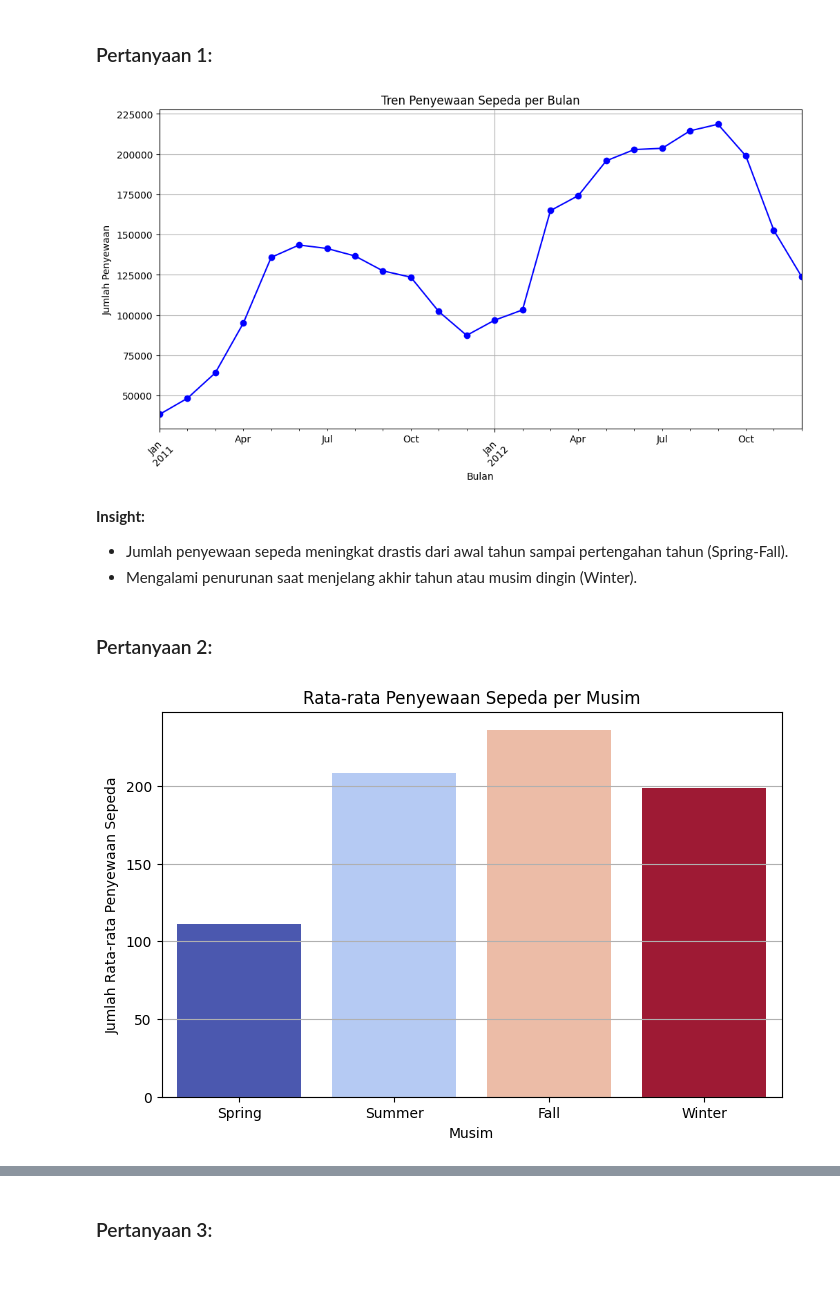
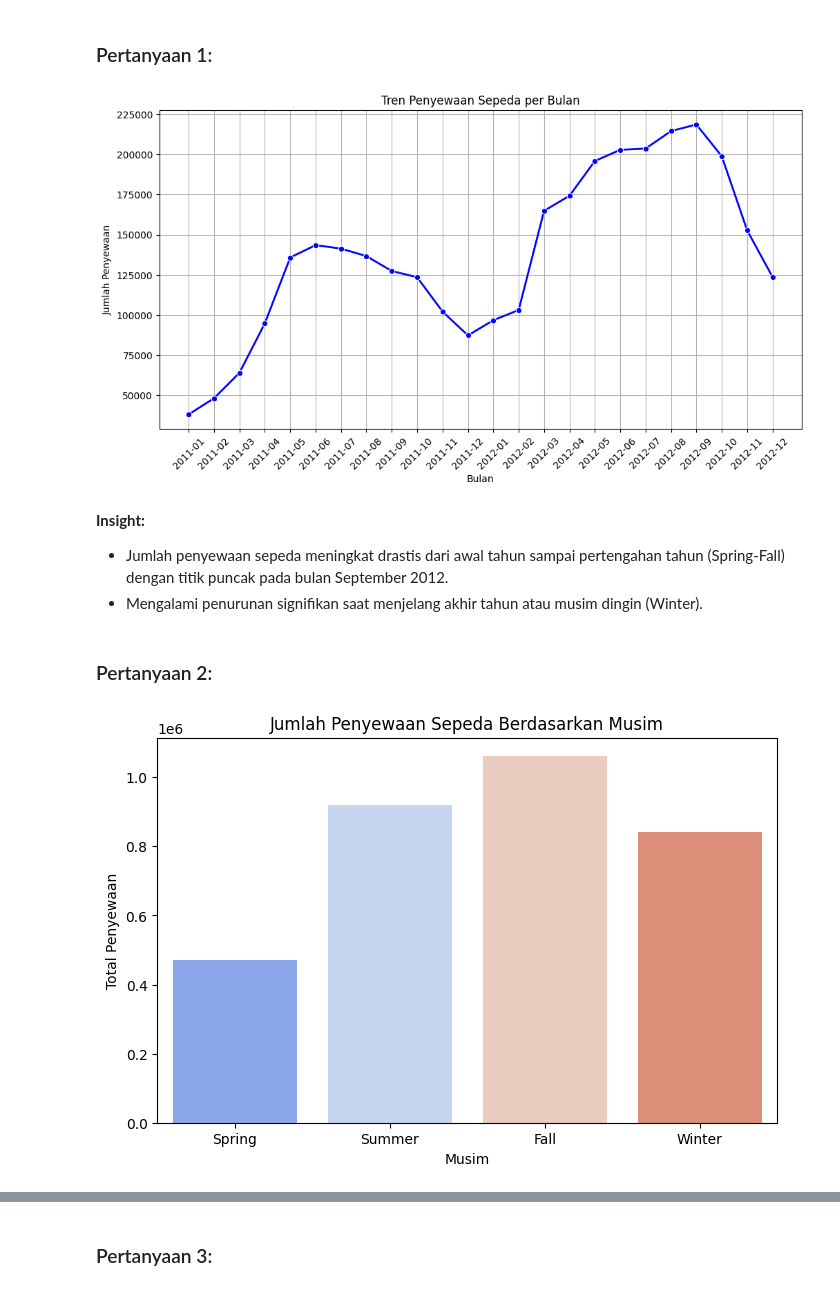
Before and after one commit to brianajiks123/bike-sharing-analysis, a Jupyter notebook: Proyek_Analisis_Data.ipynb, the cells around one changed output, grey strips where cells are left out. Drawn from its saved outputs; the diff is of its cells as text; code cells hidden in the pictures.

```diff
--- a/Proyek_Analisis_Data.ipynb
+++ b/Proyek_Analisis_Data.ipynb
@@ -21,8 +21,8 @@ import seaborn as sns
 # %% [markdown]
 ### Gathering Data
 # %%
-hours_df = pd.read_csv("hour.csv")
-hours_df.head(10)
+hours_df = pd.read_csv("data/hour.csv")
+hours_df.head()
 # %% [output]
 |  | instant | dteday | season | yr | mnth | hr | holiday | weekday | workingday | weathersit | ... |
 | 0 | 1 | 2011-01-01 | 1 | 0 | 1 | 0 | 0 | 6 | 0 | 1 | ... |
@@ -38,5 +33,5 @@ hours_df.head(10)
 # %%
-days_df = pd.read_csv("day.csv")
+days_df = pd.read_csv("data/day.csv")
 days_df.head(10)
 # %% [output]
 |  | instant | dteday | season | yr | mnth | holiday | weekday | workingday | weathersit | temp | ... |
@@ -292,0 +327,8 @@ merged_df.to_csv("merge_data.csv", index=False)
+# %%
+season_mapping = {1: "Spring", 2: "Summer", 3: "Fall", 4: "Winter"}
+merged_df['season_name'] = merged_df['season_x'].map(season_mapping)
+
+seasonal_rentals = merged_df.groupby('season_name').agg({'cnt': 'sum'}).reset_index()
+season_order = ["Spring", "Summer", "Fall", "Winter"]
+seasonal_rentals['season_name'] = pd.Categorical(seasonal_rentals['season_name'], categories=season_order, ordered=True)
+seasonal_rentals = seasonal_rentals.sort_values('season_name')
@@ -295,36 +380,30 @@ merged_df.to_csv("merge_data.csv", index=False)
 # %% [markdown]
 ### Pertanyaan 1:
 # %%
-monthly_trend = merged_df.groupby(merged_df['dteday'].dt.to_period("M"))['cnt'].sum()
-
-plt.figure(figsize=(12,6))
-monthly_trend.plot(marker='o', linestyle='-', color='b')
+plt.figure(figsize=(12, 6))
+sns.lineplot(data=monthly_rentals, x='dteday', y='cnt', marker='o', color='b', linewidth=2)
 plt.xticks(rotation=45)
 plt.xlabel("Bulan")
 plt.ylabel("Jumlah Penyewaan")
 plt.title("Tren Penyewaan Sepeda per Bulan")
-plt.grid()
+plt.grid(True)
 plt.show()
 # %% [output]
-[figure, old version]
+[figure, new version]
 # %% [markdown]
 **Insight:**
-- Jumlah penyewaan sepeda meningkat drastis dari awal tahun sampai pertengahan tahun (Spring-Fall).
-- Mengalami penurunan saat menjelang akhir tahun atau musim dingin (Winter).
+- Jumlah penyewaan sepeda meningkat drastis dari awal tahun sampai pertengahan tahun (Spring-Fall) dengan titik puncak pada bulan September 2012.
+- Mengalami penurunan signifikan saat menjelang akhir tahun atau musim dingin (Winter).
 # %% [markdown]
 ### Pertanyaan 2:
 # %%
-season_trend = merged_df.groupby("season_x")["cnt"].mean()
-
-plt.figure(figsize=(8,5))
-sns.barplot(x=season_trend.index, y=season_trend.values, palette="coolwarm", hue=season_trend.index, legend=False)
-plt.xticks(ticks=[0, 1, 2, 3], labels=['Spring', 'Summer', 'Fall', 'Winter'])
-plt.title("Rata-rata Penyewaan Sepeda per Musim")
+plt.figure(figsize=(8, 5))
+sns.barplot(data=seasonal_rentals, x='season_name', y='cnt', palette='coolwarm', hue='season_name', legend=False)
 plt.xlabel("Musim")
-plt.ylabel("Jumlah Rata-rata Penyewaan Sepeda")
-plt.grid(axis='y')
+plt.ylabel("Total Penyewaan")
+plt.title("Jumlah Penyewaan Sepeda Berdasarkan Musim")
 plt.show()
 # %% [output]
-[figure, old version]
+[figure, new version]
 # %% [markdown]
 **Insight:**
```
Also changed, not shown: parts of 27 cells of this notebook, 8 other files.
